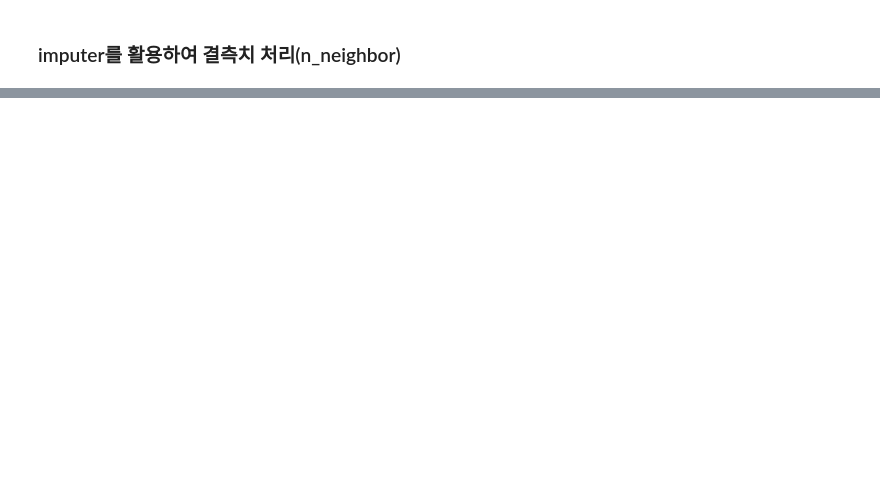
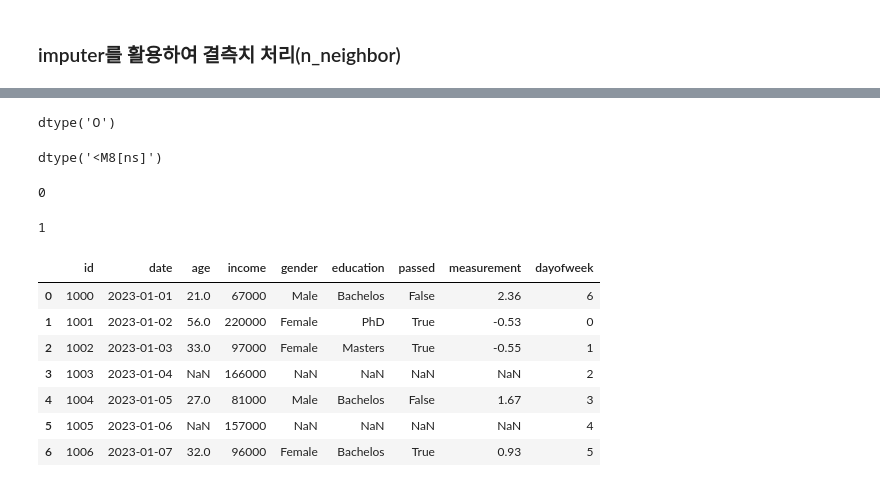
Before and after one commit to Lagm0n/A.I, a Jupyter notebook: data_handling/missing_value_feature_extraction.ipynb, the cells around one changed output, grey strips where cells are left out. Saved outputs shown, nothing was run; the diff lists cells and outputs as text; code cells hidden in the pictures; blank space fills up the shorter version.

```diff
--- a/data_handling/missing_value_feature_extraction.ipynb
+++ b/data_handling/missing_value_feature_extraction.ipynb
@@ -206,0 +275,30 @@ pd.DataFrame(imputed, columns=['age','measurement'])
+# %%
+df2.date.dtype # date의 타입을 확인 가능
+# %% [output]
+dtype('O')
+# %%
+df2.date = pd.to_datetime(df2.date) # object 타입을 datetime 타입으로 변경
+df2.date.dtype # object 타입을 확인 가능
+# %% [output]
+dtype('<M8[ns]')
+# %%
+df2.date[1].dayofweek
+# %% [output]
+0
+# %%
+df2.date[1].weekofyear
+# %% [output]
+1
+# %%
+df2['date'] = pd.date_range(start=df2.date.min(),end=df2.date.max(), freq='D')
+df2['dayofweek'] = df2['date'].apply(lambda x: x.dayofweek)
+df2
+# %% [output]
+|  | id | date | age | income | gender | education | passed | measurement | dayofweek |
+| 0 | 1000 | 2023-01-01 | 21.0 | 67000 | Male | Bachelos | False | 2.36 | 6 |
+| 1 | 1001 | 2023-01-02 | 56.0 | 220000 | Female | PhD | True | -0.53 | 0 |
+| 2 | 1002 | 2023-01-03 | 33.0 | 97000 | Female | Masters | True | -0.55 | 1 |
+| 3 | 1003 | 2023-01-04 | NaN | 166000 | NaN | NaN | NaN | NaN | 2 |
+| 4 | 1004 | 2023-01-05 | 27.0 | 81000 | Male | Bachelos | False | 1.67 | 3 |
+| 5 | 1005 | 2023-01-06 | NaN | 157000 | NaN | NaN | NaN | NaN | 4 |
+| 6 | 1006 | 2023-01-07 | 32.0 | 96000 | Female | Bachelos | True | 0.93 | 5 |
```
Also changed, not shown: parts of 19 cells of this notebook, 11 other files.
